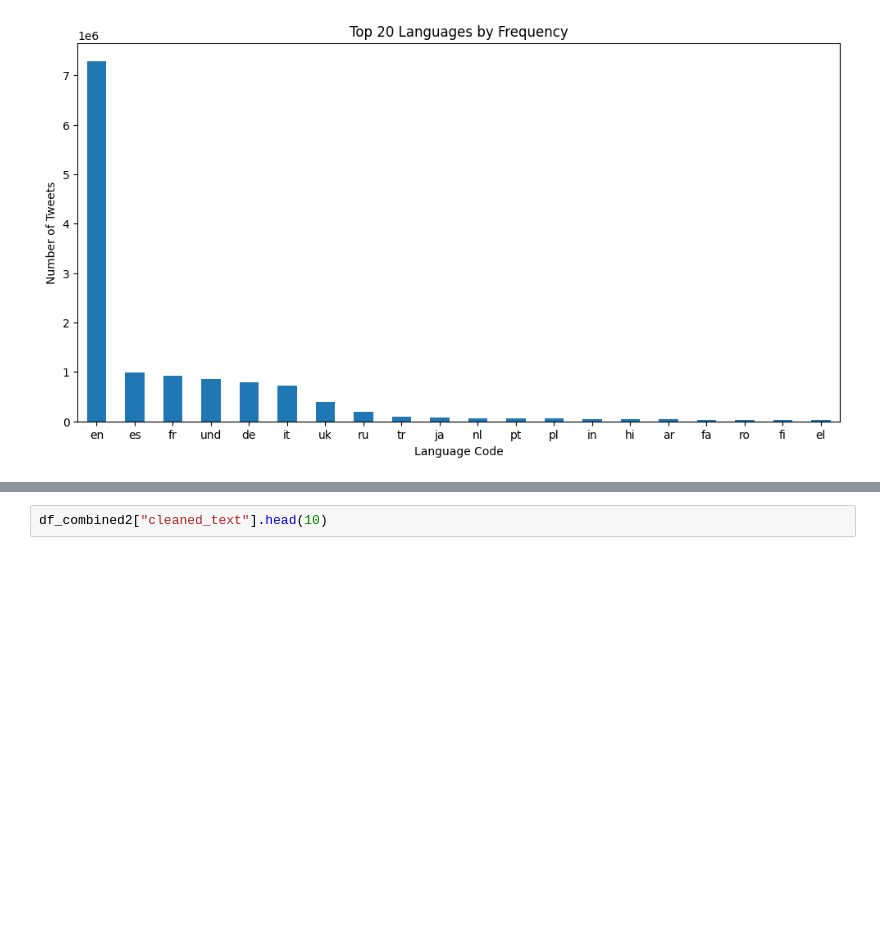
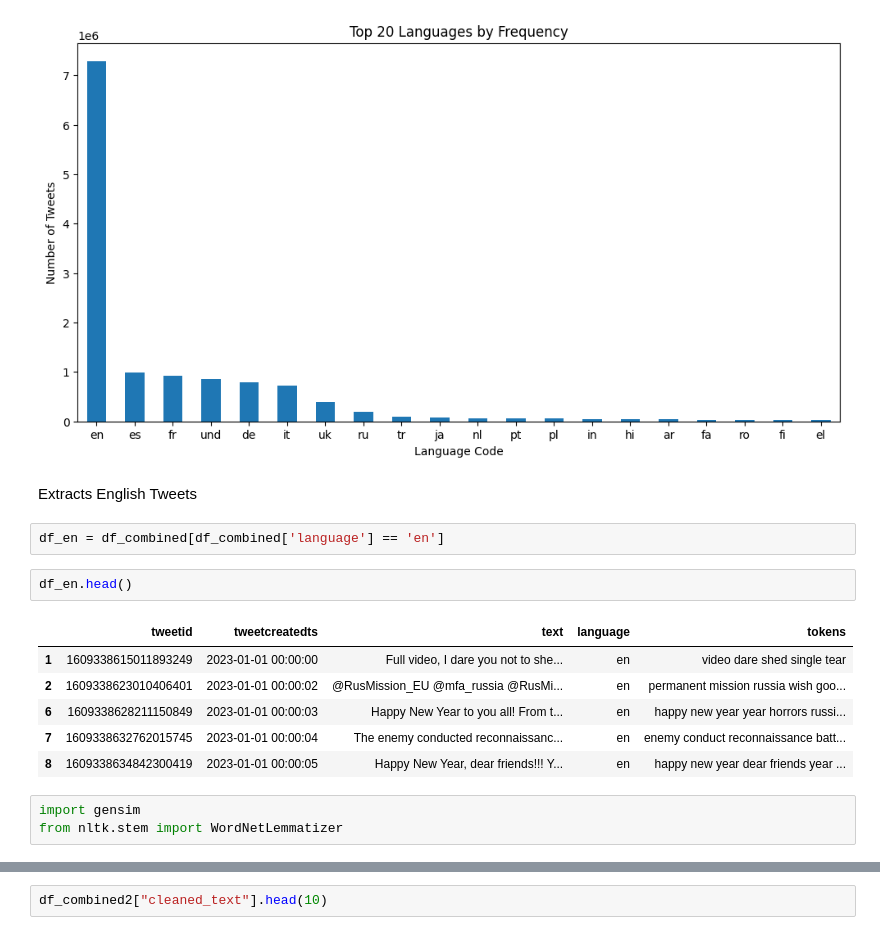
Before and after one commit to thokozani-msezane/MIT-805, a Jupyter notebook: Assignement2_code.ipynb, the cells around one changed output, grey strips where cells are left out. Saved outputs shown, nothing was run; the diff lists cells and outputs as text; blank space fills up the shorter version.

```diff
--- a/Assignement2_code.ipynb
+++ b/Assignement2_code.ipynb
@@ -361,3 +365,19 @@ plt.xticks(rotation=0)
 plt.show()
 # %% [output]
 [figure]
+# %% [markdown]
+Extracts English Tweets
+# %%
+df_en = df_combined[df_combined['language'] == 'en']
+# %%
+df_en.head()
+# %% [output]
+|  | tweetid | tweetcreatedts | text | language | tokens |
+| 1 | 1609338615011893249 | 2023-01-01 00:00:00 | Full video, I dare you not to she... | en | video dare shed single tear |
+| 2 | 1609338623010406401 | 2023-01-01 00:00:02 | @RusMission_EU @mfa_russia @RusMi... | en | permanent mission russia wish goo... |
+| 6 | 1609338628211150849 | 2023-01-01 00:00:03 | Happy New Year to you all! From t... | en | happy new year year horrors russi... |
+| 7 | 1609338632762015745 | 2023-01-01 00:00:04 | The enemy conducted reconnaissanc... | en | enemy conduct reconnaissance batt... |
+| 8 | 1609338634842300419 | 2023-01-01 00:00:05 | Happy New Year, dear friends!!! Y... | en | happy new year dear friends year ... |
+# %%
+import gensim
+from nltk.stem import WordNetLemmatizer
```
Also changed, not shown: parts of 19 cells of this notebook.
